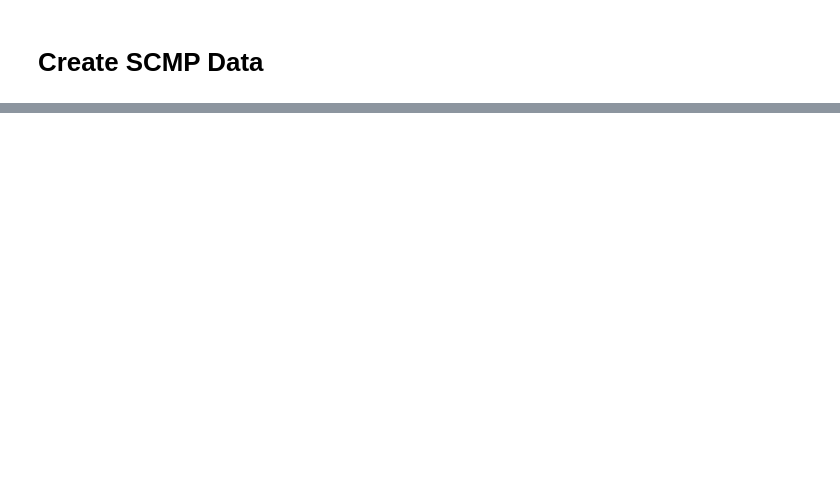
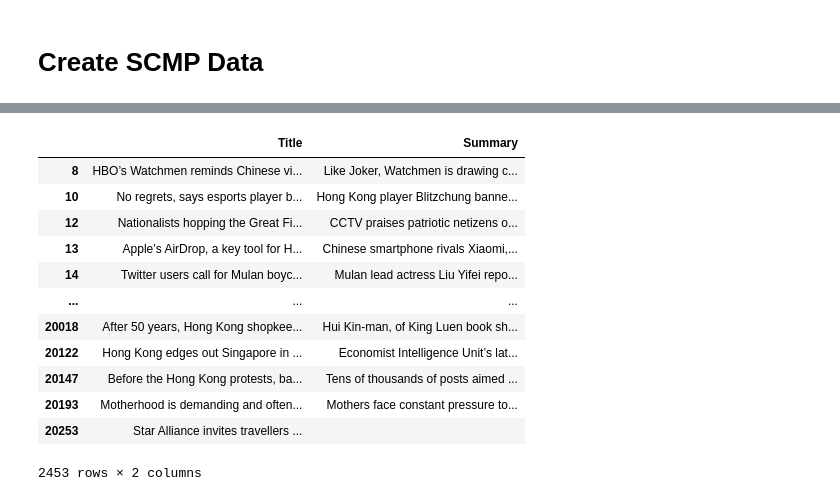
Before and after one commit to jasenlo123/Capstone_Jasen, a Jupyter notebook: Full Data/Notebook/Full Data.ipynb, the cells around one changed output, grey strips where cells are left out. Cells and saved outputs as stored; diff of their text form; code cells hidden in the pictures; blank space fills up the shorter version.

```diff
--- a/Full Data/Notebook/Full Data.ipynb
+++ b/Full Data/Notebook/Full Data.ipynb
@@ -54,2 +71,18 @@ ScmpDf
 # %%
 ScmpDf.to_csv('../Data/scmp_data.csv',index=False)
+# %%
+ScmpDf
+# %% [output]
+|  | Title | Summary |
+| 8 | HBO’s Watchmen reminds Chinese vi... | Like Joker, Watchmen is drawing c... |
+| 10 | No regrets, says esports player b... | Hong Kong player Blitzchung banne... |
+| 12 | Nationalists hopping the Great Fi... | CCTV praises patriotic netizens o... |
+| 13 | Apple’s AirDrop, a key tool for H... | Chinese smartphone rivals Xiaomi,... |
+| 14 | Twitter users call for Mulan boyc... | Mulan lead actress Liu Yifei repo... |
+| ... | ... | ... |
+| 20018 | After 50 years, Hong Kong shopkee... | Hui Kin-man, of King Luen book sh... |
+| 20122 | Hong Kong edges out Singapore in ... | Economist Intelligence Unit’s lat... |
+| 20147 | Before the Hong Kong protests, ba... | Tens of thousands of posts aimed ... |
+| 20193 | Motherhood is demanding and often... | Mothers face constant pressure to... |
+| 20253 | Star Alliance invites travellers ... |  |
+2453 rows × 2 columns
```
Also changed, not shown: parts of 5 cells of this notebook, 7 other files.
